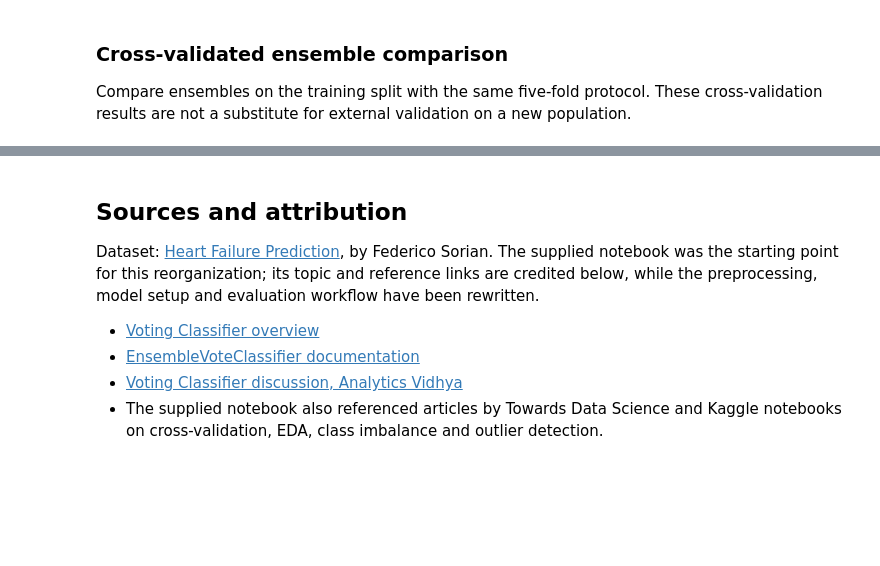
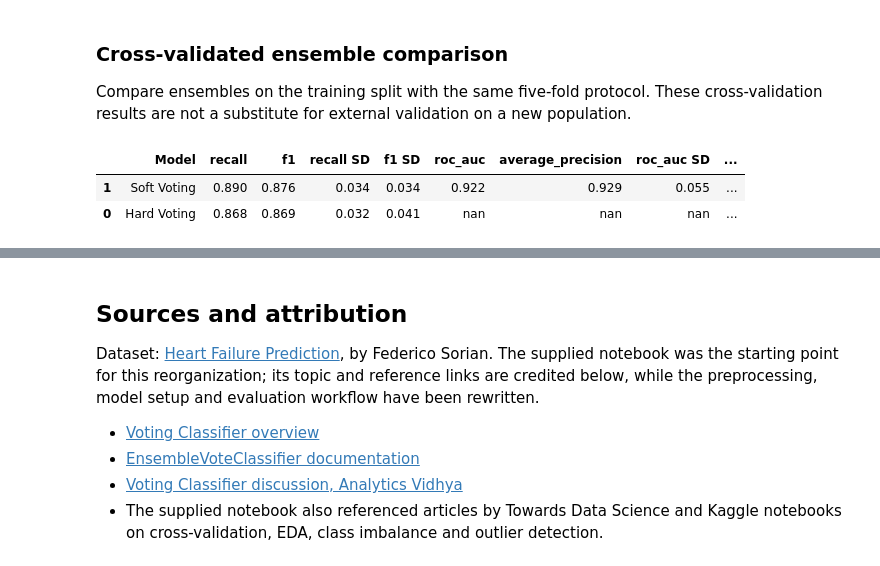
Before and after one commit to ENG-AhmedFayez/heart-disease-voting-classifier, a Jupyter notebook: notebooks/heart_disease_voting_classifier.ipynb, the cells around one changed output, grey strips where cells are left out. Drawn from its saved outputs; the diff is of its cells as text; code cells hidden in the pictures; blank space fills up the shorter version.

```diff
--- a/notebooks/heart_disease_voting_classifier.ipynb
+++ b/notebooks/heart_disease_voting_classifier.ipynb
@@ -303,24 +381,28 @@ Compare ensembles on the training split with the same five-fold protocol. These
 # %%
 ensemble_cv_rows = []
 for voting in ("hard", "soft"):
     # Hard voting has no probability ranking, so ROC-AUC and average precision do not apply.
     ensemble_scoring = scoring if voting == "soft" else {"recall": "recall", "f1": "f1"}
     scores = cross_validate(
         make_voting_pipeline(voting),
         X_train,
         y_train,
         cv=5,
         scoring=ensemble_scoring,
-        n_jobs=-1,
+        n_jobs=1,
         return_train_score=False,
     )
     ensemble_cv_rows.append({
         "Model": f"{voting.title()} Voting",
         **{metric: scores[f"test_{metric}"].mean() for metric in ensemble_scoring},
         **{f"{metric} SD": scores[f"test_{metric}"].std(ddof=1) for metric in ensemble_scoring},
     })
 ensemble_cv_results = pd.DataFrame(ensemble_cv_rows).sort_values("roc_auc", ascending=False)
 display(ensemble_cv_results.style.format({column: "{:.3f}" for column in ensemble_cv_results.columns if column != "Model"}))
+# %% [output]
+|  | Model | recall | f1 | recall SD | f1 SD | roc_auc | average_precision | roc_auc SD | ... |
+| 1 | Soft Voting | 0.890 | 0.876 | 0.034 | 0.034 | 0.922 | 0.929 | 0.055 | ... |
+| 0 | Hard Voting | 0.868 | 0.869 | 0.032 | 0.041 | nan | nan | nan | ... |
 # %%
 fig, ax = plt.subplots(figsize=(8, 6))
 RocCurveDisplay.from_estimator(soft_voting, X_test, y_test, name="Soft Voting", ax=ax)
```
Also changed, not shown: parts of 13 cells of this notebook, 1 other file.
